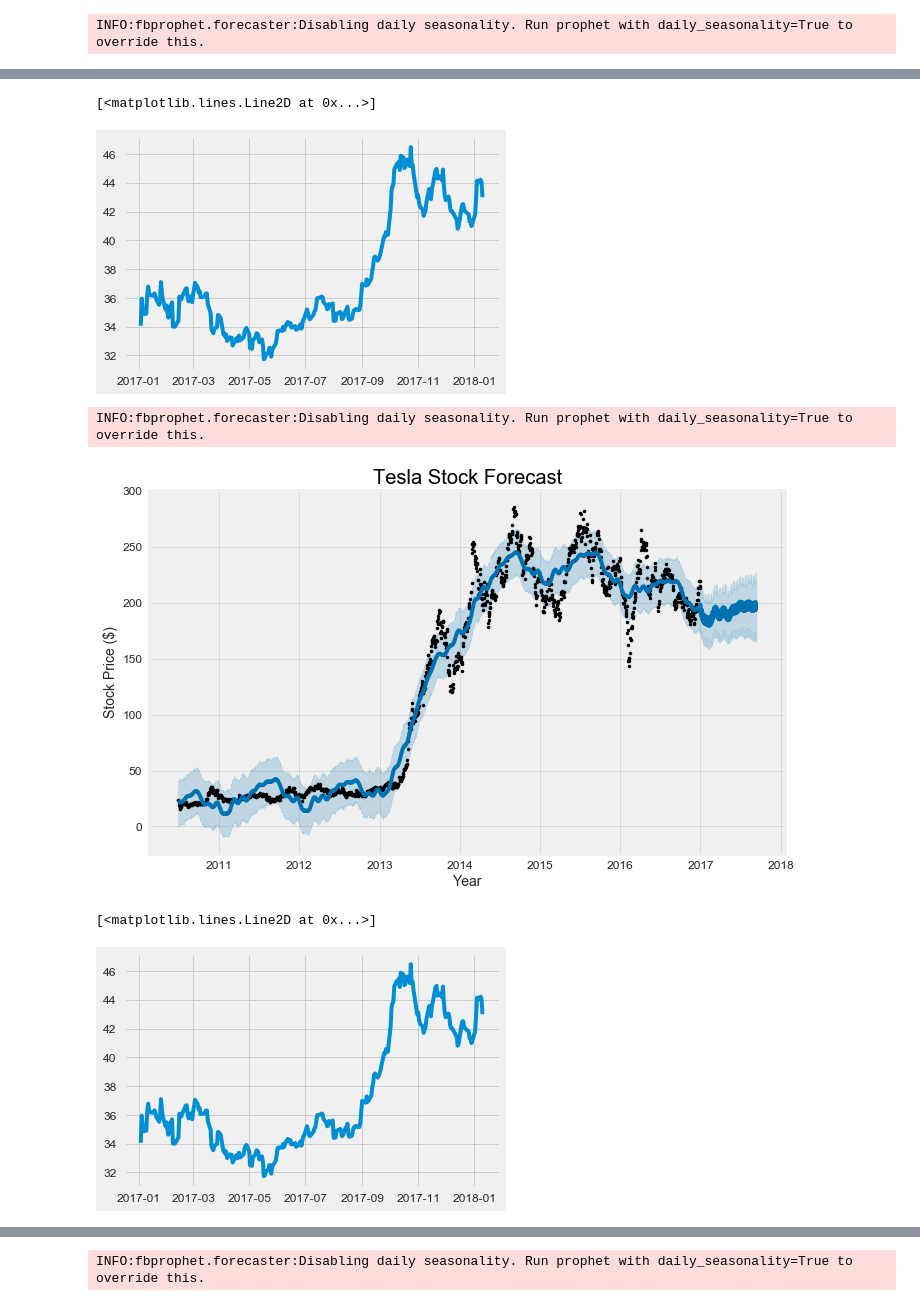
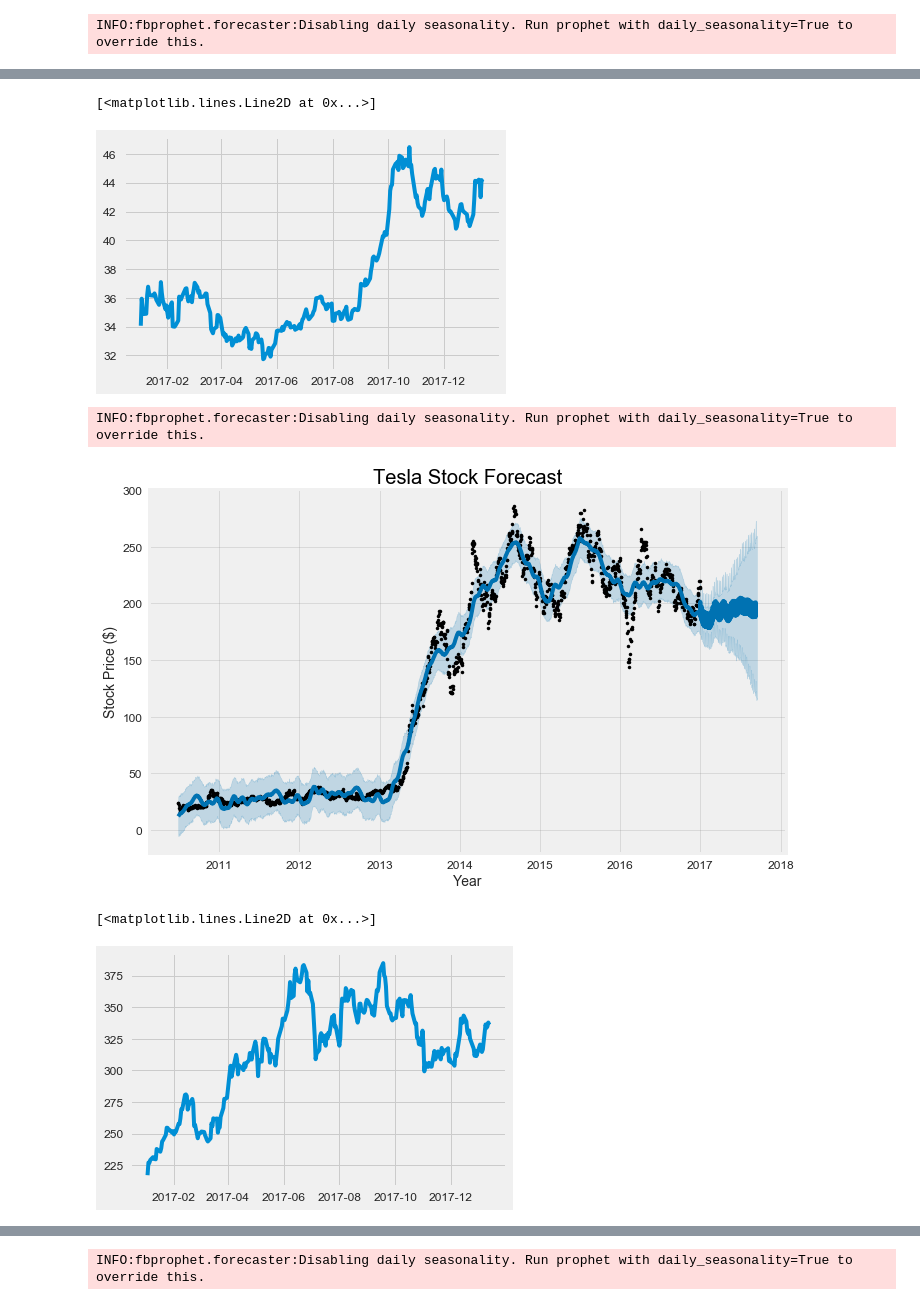
Before and after one commit to WillKoehrsen/Data-Analysis, a Jupyter notebook: additive_models/Additive Models for Prediction.ipynb, the cells around one changed output, grey strips where cells are left out. Drawn from its saved outputs; the diff is of its cells as text; code cells hidden in the pictures.

```diff
--- a/additive_models/Additive Models for Prediction.ipynb
+++ b/additive_models/Additive Models for Prediction.ipynb
@@ -138,13 +148,18 @@ import fbprophet
 
 # Prophet requires columns ds (Date) and y (value)
 gm = gm.rename(columns={'Date': 'ds', 'cap': 'y'})
+# Put market cap in billions
+gm['y'] = gm['y'] / 1e9
+
 # Make the prophet models and fit on the data
-gm_prophet = fbprophet.Prophet()
+# changepoint_prior_scale can be changed to achieve a better fit
+gm_prophet = fbprophet.Prophet(changepoint_prior_scale=0.05)
 gm_prophet.fit(gm)
 
 # Repeat for the tesla data
 tesla =tesla.rename(columns={'Date': 'ds', 'cap': 'y'})
-tesla_prophet = fbprophet.Prophet()
+tesla['y'] = tesla['y'] / 1e9
+tesla_prophet = fbprophet.Prophet(changepoint_prior_scale=0.05)
 tesla_prophet.fit(tesla);
 # %% [output]
 INFO:fbprophet.forecaster:Disabling daily seasonality. Run prophet with daily_seasonality=True to override this.
@@ -333,7 +415,7 @@ plt.title('GM Stock Forecast'); plt.ylabel('Stock Price ($)'); plt.xlabel('Year'
 plt.plot(gm_stocks_test['ds'], gm_stocks_test['y'])
 # %% [output]
 [<matplotlib.lines.Line2D at 0x...>]
-[figure, old version]
+[figure, new version]
 # %%
 # Create a new dataframe with the relevant information
 tesla_stocks = tesla[['ds', 'Year', 'Adj. Close']]
@@ -344,7 +426,7 @@ tesla_stocks_train = tesla_stocks[tesla_stocks['Year'] < 2017]
 tesla_stocks_test = tesla_stocks[tesla_stocks['Year'] > 2016]
 
 # Create a new model
-tesla_stock_prophet = fbprophet.Prophet()
+tesla_stock_prophet = fbprophet.Prophet(changepoint_prior_scale=0.2)
 
 # Train the model
 tesla_stock_prophet.fit(tesla_stocks_train)
@@ -357,12 +439,12 @@ tesla_stock_prophet.plot(tesla_stock_forecast);
 plt.title('Tesla Stock Forecast'); plt.ylabel('Stock Price ($)'); plt.xlabel('Year');
 # %% [output]
 INFO:fbprophet.forecaster:Disabling daily seasonality. Run prophet with daily_seasonality=True to override this.
-[figure, old version]
+[figure, new version]
 # %%
-plt.plot(gm_stocks_test['ds'], gm_stocks_test['y'])
+plt.plot(tesla_stocks_test['ds'], tesla_stocks_test['y'])
 # %% [output]
 [<matplotlib.lines.Line2D at 0x...>]
-[figure, old version]
+[figure, new version]
 # %%
 def stock_predictor(ticker='TSLA'):
     try:
```
Also changed, not shown: parts of 75 cells of this notebook, 16 other files.
